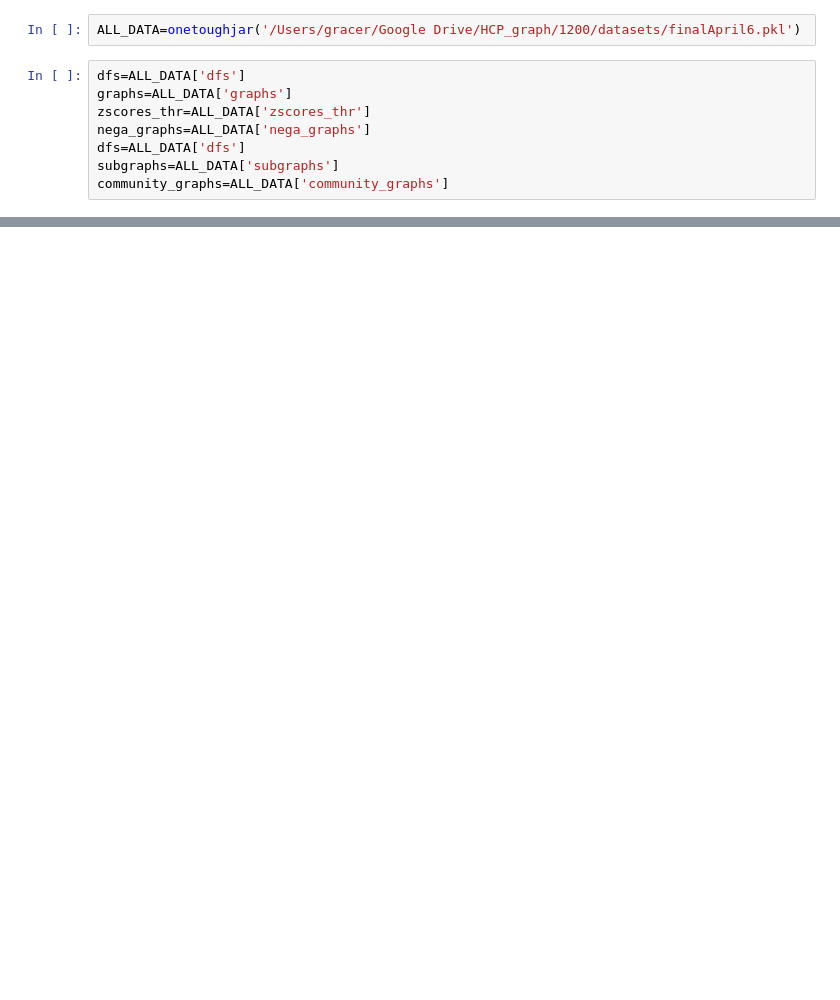
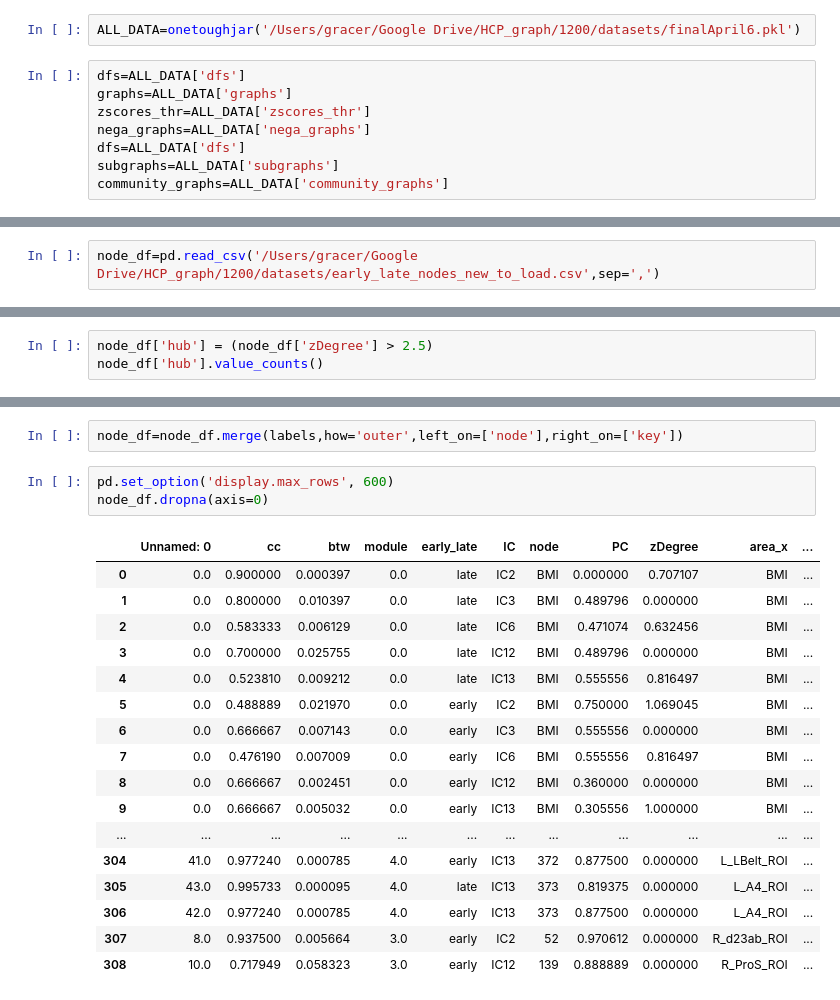
Before and after one commit to grace-shearrer/HCP_puberty, a Jupyter notebook: py/Figures.ipynb, the cells around one changed output, grey strips where cells are left out. Drawn from its saved outputs; the diff is of its cells as text; blank space fills up the shorter version.

```diff
--- a/py/Figures.ipynb
+++ b/py/Figures.ipynb
@@ -319,0 +44,2 @@ community_graphs=ALL_DATA['community_graphs']
+# %%
+node_df=pd.read_csv('/Users/gracer/Google Drive/HCP_graph/1200/datasets/early_late_nodes_new_to_load.csv',sep=',')
@@ -319,0 +149,3 @@ community_graphs=ALL_DATA['community_graphs']
+# %%
+node_df['hub'] = (node_df['zDegree'] > 2.5)
+node_df['hub'].value_counts()
@@ -319,0 +177,23 @@ community_graphs=ALL_DATA['community_graphs']
+# %%
+node_df=node_df.merge(labels,how='outer',left_on=['node'],right_on=['key'])
+# %%
+pd.set_option('display.max_rows', 600)
+node_df.dropna(axis=0)
+# %% [output]
+|  | Unnamed: 0 | cc | btw | module | early_late | IC | node | PC | zDegree | area_x | ... |
+| 0 | 0.0 | 0.900000 | 0.000397 | 0.0 | late | IC2 | BMI | 0.000000 | 0.707107 | BMI | ... |
+| 1 | 0.0 | 0.800000 | 0.010397 | 0.0 | late | IC3 | BMI | 0.489796 | 0.000000 | BMI | ... |
+| 2 | 0.0 | 0.583333 | 0.006129 | 0.0 | late | IC6 | BMI | 0.471074 | 0.632456 | BMI | ... |
+| 3 | 0.0 | 0.700000 | 0.025755 | 0.0 | late | IC12 | BMI | 0.489796 | 0.000000 | BMI | ... |
+| 4 | 0.0 | 0.523810 | 0.009212 | 0.0 | late | IC13 | BMI | 0.555556 | 0.816497 | BMI | ... |
+| 5 | 0.0 | 0.488889 | 0.021970 | 0.0 | early | IC2 | BMI | 0.750000 | 1.069045 | BMI | ... |
+| 6 | 0.0 | 0.666667 | 0.007143 | 0.0 | early | IC3 | BMI | 0.555556 | 0.000000 | BMI | ... |
+| 7 | 0.0 | 0.476190 | 0.007009 | 0.0 | early | IC6 | BMI | 0.555556 | 0.816497 | BMI | ... |
+| 8 | 0.0 | 0.666667 | 0.002451 | 0.0 | early | IC12 | BMI | 0.360000 | 0.000000 | BMI | ... |
+| 9 | 0.0 | 0.666667 | 0.005032 | 0.0 | early | IC13 | BMI | 0.305556 | 1.000000 | BMI | ... |
+| ... | ... | ... | ... | ... | ... | ... | ... | ... | ... | ... | ... |
+| 304 | 41.0 | 0.977240 | 0.000785 | 4.0 | early | IC13 | 372 | 0.877500 | 0.000000 | L_LBelt_ROI | ... |
+| 305 | 43.0 | 0.995733 | 0.000095 | 4.0 | late | IC13 | 373 | 0.819375 | 0.000000 | L_A4_ROI | ... |
+| 306 | 42.0 | 0.977240 | 0.000785 | 4.0 | early | IC13 | 373 | 0.877500 | 0.000000 | L_A4_ROI | ... |
+| 307 | 8.0 | 0.937500 | 0.005664 | 3.0 | early | IC2 | 52 | 0.970612 | 0.000000 | R_d23ab_ROI | ... |
+| 308 | 10.0 | 0.717949 | 0.058323 | 3.0 | early | IC12 | 139 | 0.888889 | 0.000000 | R_ProS_ROI | ... |
```
Also changed, not shown: parts of 19 cells of this notebook, 1 other file.
